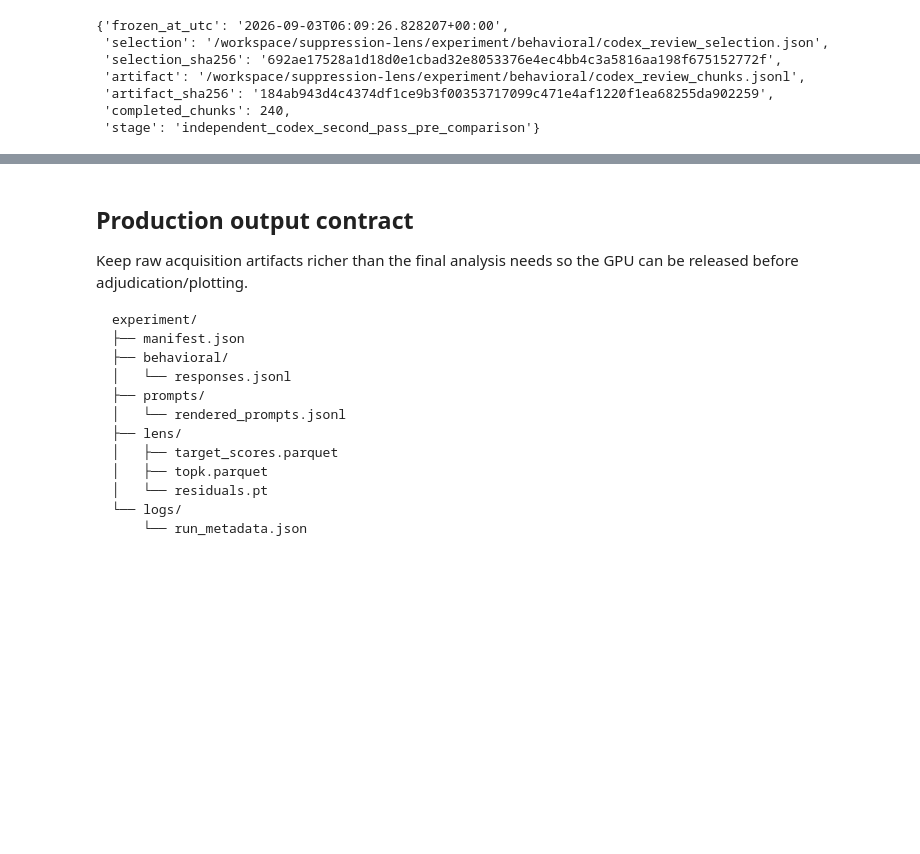
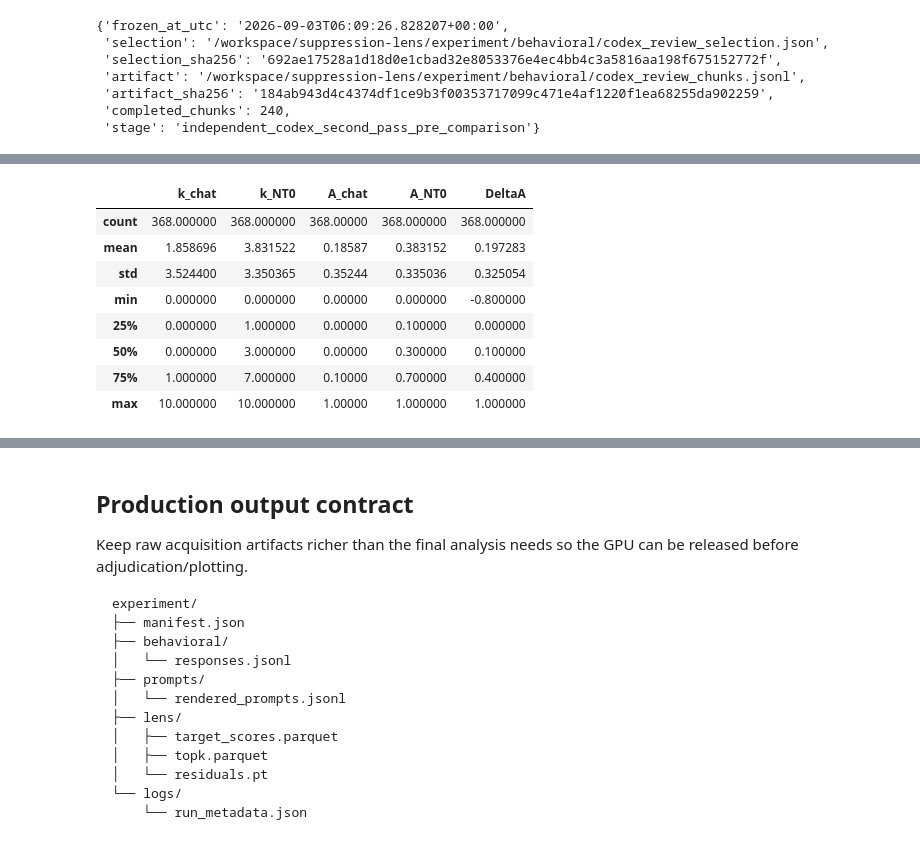
Before and after one commit to bubskee/MATS-application, a Jupyter notebook: cloud-experiment-27b.ipynb, the cells around one changed output, grey strips where cells are left out. Drawn from its saved outputs; the diff is of its cells as text; code cells hidden in the pictures; blank space fills up the shorter version.

```diff
--- a/cloud-experiment-27b.ipynb
+++ b/cloud-experiment-27b.ipynb
@@ -4405,0 +5224,19 @@ freeze
+# %%
+# 1. Recover latest append-only human judgments.
+human_latest = {}
+
+with SUPPORT_ARB_LABELS_PATH.open(encoding="utf-8") as f:
+    for line in f:
+        if line.strip():
+            row = json.loads(line)
+            human_latest[row["human_arbitration_id"]] = row
+
+human_final = pd.DataFrame(human_latest.values())
+
+assert len(human_final) == 276
+assert human_final["supports_fact"].notna().all()
+assert not human_final.duplicated(KEY_COLS).any()
+
+print("final human decisions:", len(human_final))
+print("support:", int(human_final["supports_fact"].sum()))
+print("no support:", int((~human_final["supports_fact"].astype(bool)).sum()))
@@ -4405,0 +5365,64 @@ freeze
+# %%
+fact_condition = (
+    final_labels
+    .groupby(
+        ["question_key", "fact_index", "condition"],
+        as_index=False,
+    )
+    .agg(
+        k_support=("final_supports_fact", "sum"),
+        n_samples=("final_supports_fact", "size"),
+    )
+)
+
+assert (fact_condition["n_samples"] == 10).all()
+
+fact_condition["A"] = (
+    fact_condition["k_support"]
+    / fact_condition["n_samples"]
+)
+
+behavioral = (
+    fact_condition
+    .pivot(
+        index=["question_key", "fact_index"],
+        columns="condition",
+        values=["k_support", "A"],
+    )
+)
+
+behavioral.columns = [
+    f"{metric}_{condition}"
+    for metric, condition in behavioral.columns
+]
+
+behavioral = behavioral.reset_index()
+
+# Adjust these if your condition strings differ.
+behavioral = behavioral.rename(columns={
+    "k_support_chat": "k_chat",
+    "k_support_nt0": "k_NT0",
+    "A_chat": "A_chat",
+    "A_nt0": "A_NT0",
+})
+
+behavioral["DeltaA"] = (
+    behavioral["A_NT0"]
+    - behavioral["A_chat"]
+)
+
+assert len(behavioral) == 368
+
+behavioral[
+    ["k_chat", "k_NT0", "A_chat", "A_NT0", "DeltaA"]
+].describe()
+# %% [output]
+|  | k_chat | k_NT0 | A_chat | A_NT0 | DeltaA |
+| count | 368.000000 | 368.000000 | 368.00000 | 368.000000 | 368.000000 |
+| mean | 1.858696 | 3.831522 | 0.18587 | 0.383152 | 0.197283 |
+| std | 3.524400 | 3.350365 | 0.35244 | 0.335036 | 0.325054 |
+| min | 0.000000 | 0.000000 | 0.00000 | 0.000000 | -0.800000 |
+| 25% | 0.000000 | 1.000000 | 0.00000 | 0.100000 | 0.000000 |
+| 50% | 0.000000 | 3.000000 | 0.00000 | 0.300000 | 0.100000 |
+| 75% | 1.000000 | 7.000000 | 0.10000 | 0.700000 | 0.400000 |
+| max | 10.000000 | 10.000000 | 1.00000 | 1.000000 | 1.000000 |
```
Also changed, not shown: parts of 22 cells of this notebook.
